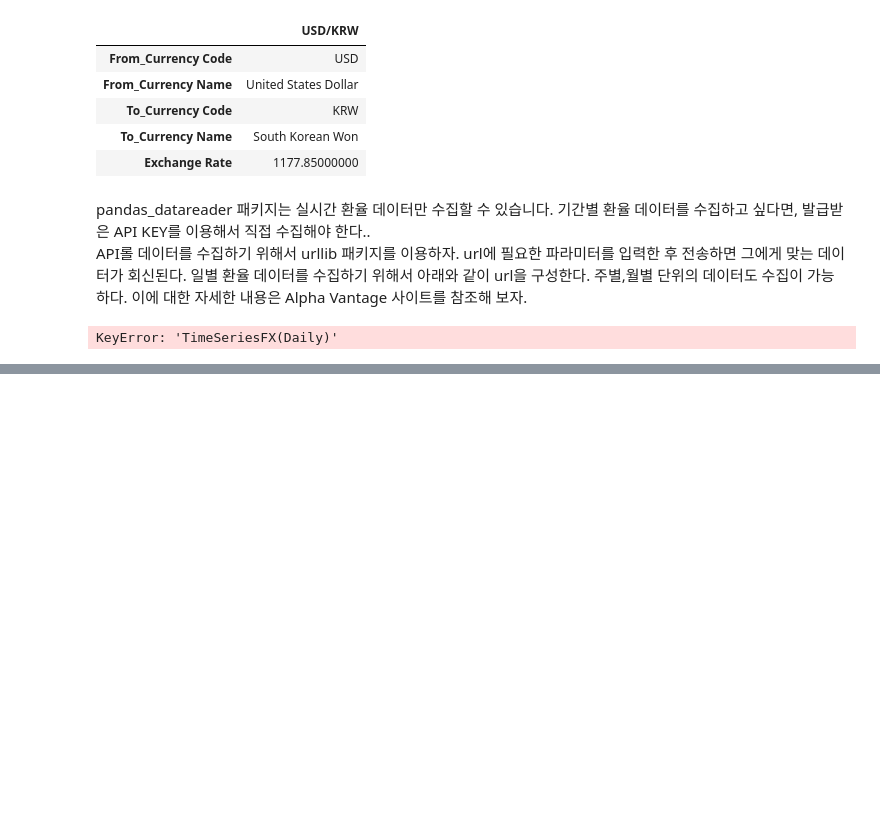
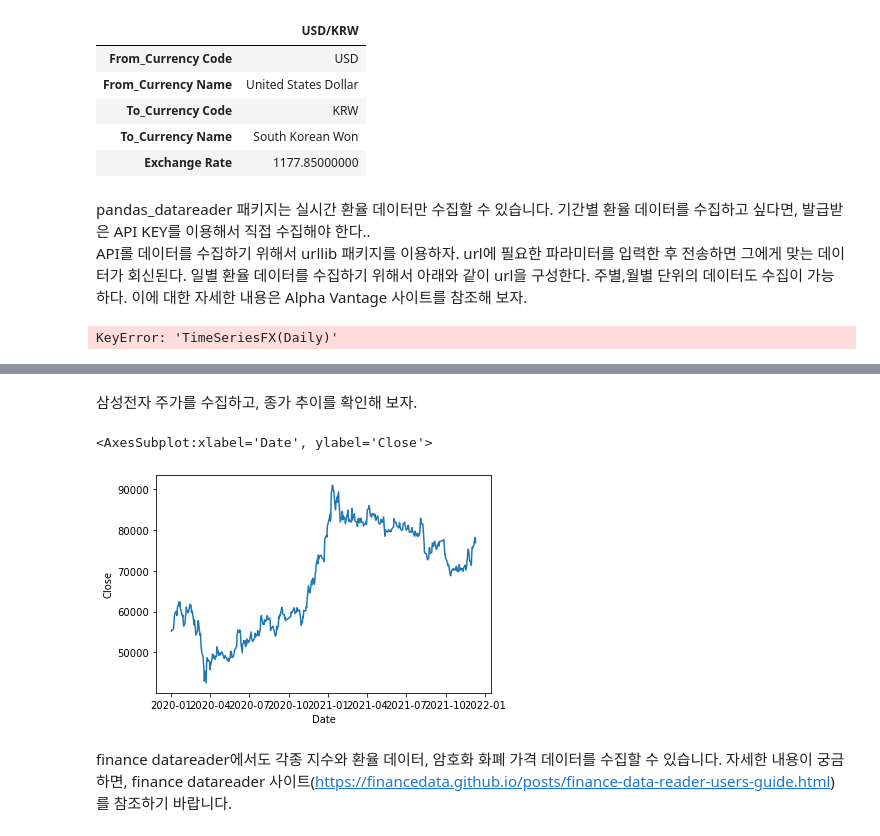
Before and after one commit to choiuikang/financial_data_python, a Jupyter notebook: chapter_1.ipynb, the cells around one changed output, grey strips where cells are left out. Drawn from its saved outputs; the diff is of its cells as text; code cells hidden in the pictures; blank space fills up the shorter version.

```diff
--- a/chapter_1.ipynb
+++ b/chapter_1.ipynb
@@ -209,0 +229,11 @@ kospi_cd
+# %% [markdown]
+삼성전자 주가를 수집하고, 종가 추이를 확인해 보자.
+# %%
+import seaborn as sns
+df = fdr.DataReader("005930", '2020')
+sns.lineplot(x=df.index, y=df["Close"])
+# %% [output]
+<AxesSubplot:xlabel='Date', ylabel='Close'>
+[figure, added]
+# %% [markdown]
+finance datareader에서도 각종 지수와 환율 데이터, 암호화 화폐 가격 데이터를 수집할 수 있습니다. 자세한 내용이 궁금하면, finance datareader 사이트(https://financedata.github.io/posts/finance-data-reader-users-guide.html)를 참조하기 바랍니다.
```
Also changed, not shown: parts of 36 cells of this notebook.
